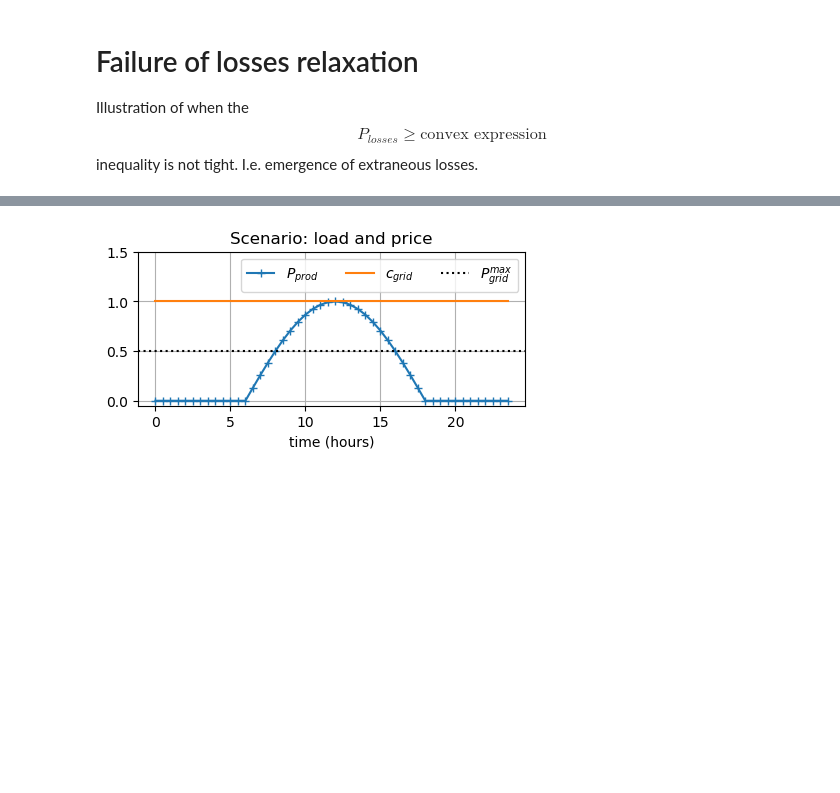
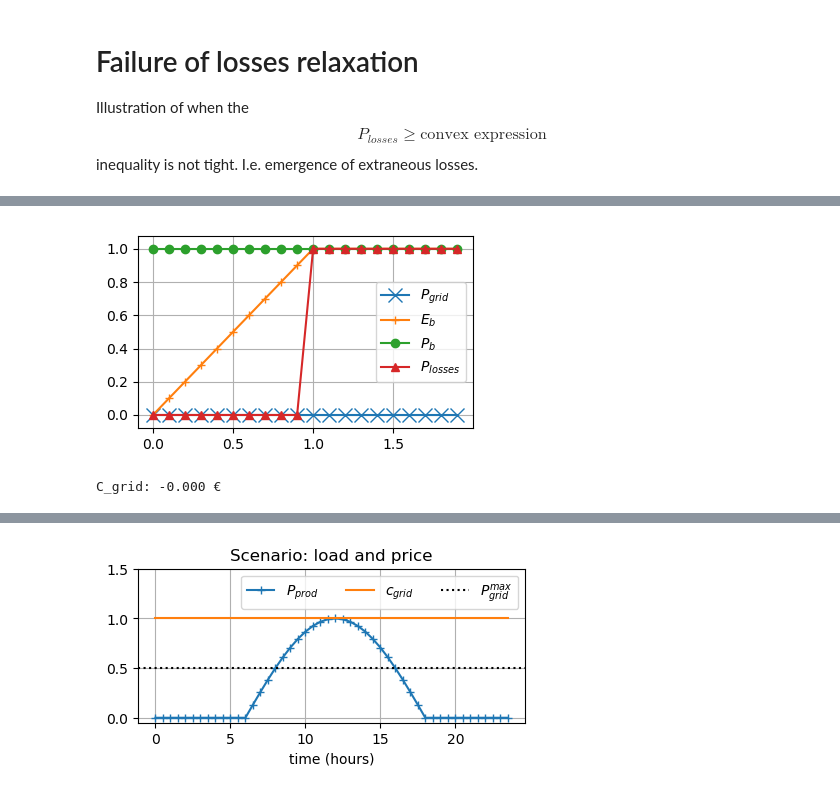
Before and after one commit to pierre-haessig/convex-storage-loss, a Jupyter notebook: Relaxation_failure_example.ipynb, the cells around one changed output, grey strips where cells are left out. Drawn from its saved outputs; the diff is of its cells as text; code cells hidden in the pictures; blank space fills up the shorter version.

```diff
--- a/Relaxation_failure_example.ipynb
+++ b/Relaxation_failure_example.ipynb
@@ -12,0 +158,6 @@ using PyPlot
+# %%
+m = neg_price_prod(ECOS.Optimizer; relax=true, loss="zero")
+prod_plot(m)
+# %% [output]
+[figure, added]
+C_grid: -0.000 €
```
Also changed, not shown: parts of 18 cells of this notebook.
